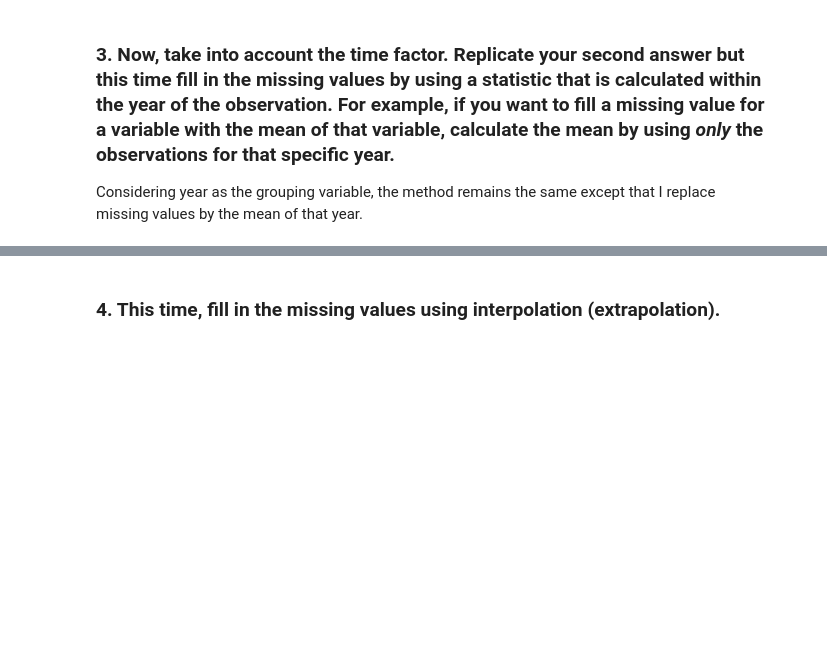
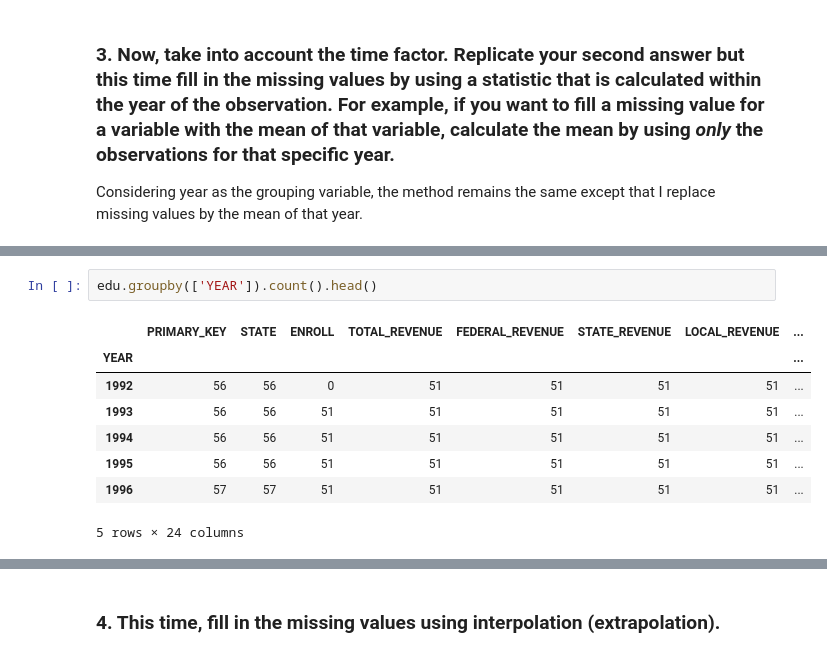
Before and after one commit to snowbright/Thinkful, a Jupyter notebook: 20.3-Data cleaning 2_missing values.ipynb, the cells around one changed output, grey strips where cells are left out. Saved outputs shown, nothing was run; the diff lists cells and outputs as text; blank space fills up the shorter version.

```diff
--- a/20.3-Data cleaning 2_missing values.ipynb
+++ b/20.3-Data cleaning 2_missing values.ipynb
@@ -159,0 +189,11 @@ dtype: float64
+# %%
+edu.groupby(['YEAR']).count().head()
+# %% [output]
+|  | PRIMARY_KEY | STATE | ENROLL | TOTAL_REVENUE | FEDERAL_REVENUE | STATE_REVENUE | LOCAL_REVENUE | ... |
+| YEAR |  |  |  |  |  |  |  | ... |
+| 1992 | 56 | 56 | 0 | 51 | 51 | 51 | 51 | ... |
+| 1993 | 56 | 56 | 51 | 51 | 51 | 51 | 51 | ... |
+| 1994 | 56 | 56 | 51 | 51 | 51 | 51 | 51 | ... |
+| 1995 | 56 | 56 | 51 | 51 | 51 | 51 | 51 | ... |
+| 1996 | 57 | 57 | 51 | 51 | 51 | 51 | 51 | ... |
+5 rows × 24 columns
```
Also changed, not shown: parts of 17 cells of this notebook.
